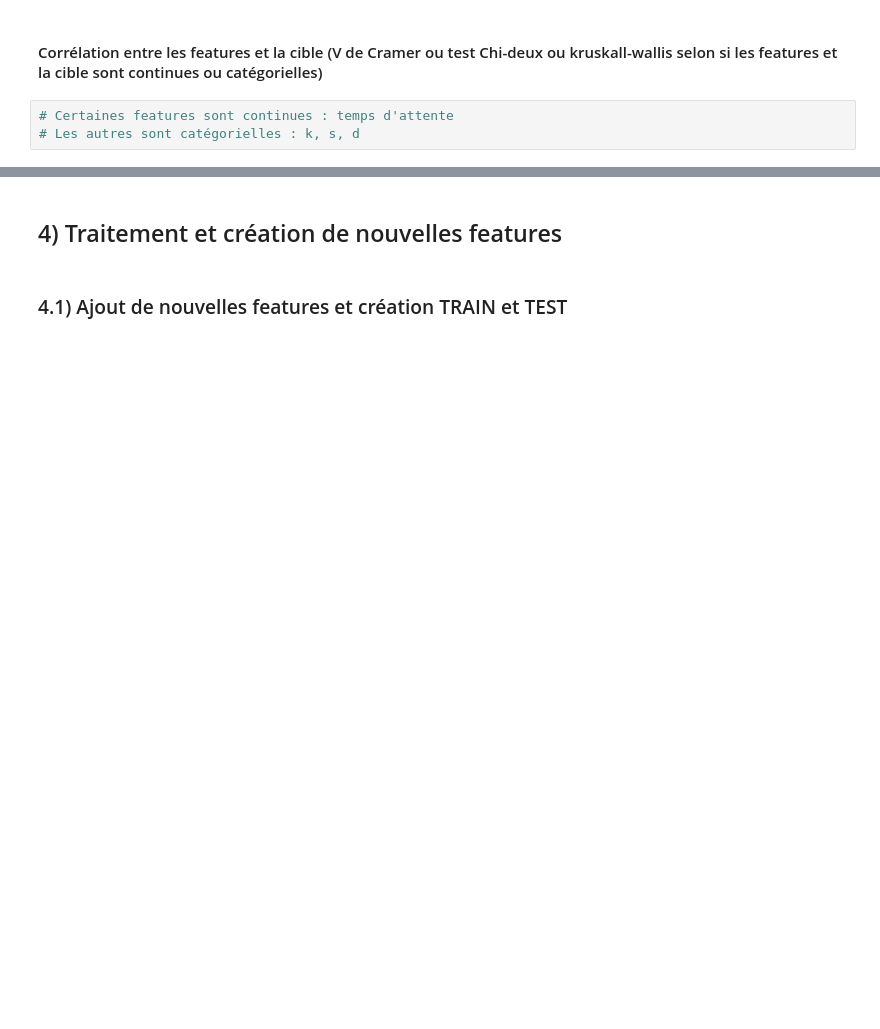
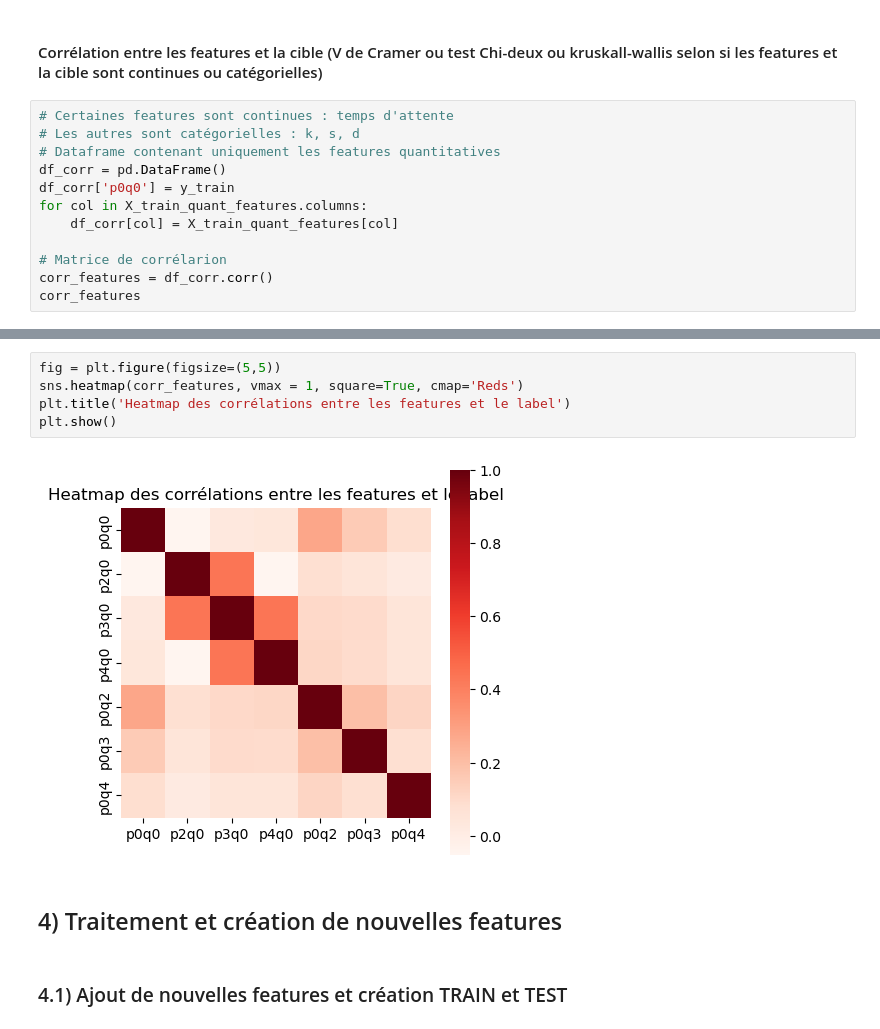
Before and after one commit to Timodang/Projet_ML, a Jupyter notebook: projet_ML.ipynb, the cells around one changed output, grey strips where cells are left out. Saved outputs shown, nothing was run; the diff lists cells and outputs as text; blank space fills up the shorter version.

```diff
--- a/projet_ML.ipynb
+++ b/projet_ML.ipynb
@@ -331,3 +400,12 @@ test_stats
 # %%
 # Certaines features sont continues : temps d'attente
 # Les autres sont catégorielles : k, s, d
+# Dataframe contenant uniquement les features quantitatives
+df_corr = pd.DataFrame()
+df_corr['p0q0'] = y_train
+for col in X_train_quant_features.columns:
+    df_corr[col] = X_train_quant_features[col]
+
+# Matrice de corrélarion
+corr_features = df_corr.corr()
+corr_features
@@ -334,3 +421,10 @@ test_stats
+# %%
+fig = plt.figure(figsize=(5,5))
+sns.heatmap(corr_features, vmax = 1, square=True, cmap='Reds')
+plt.title('Heatmap des corrélations entre les features et le label')
+plt.show()
+# %% [output]
+[figure, added]
 # %% [markdown]
 ## 4) Traitement et création de nouvelles features
 # %% [markdown]
```
Also changed, not shown: parts of 15 cells of this notebook, 2 other files.
